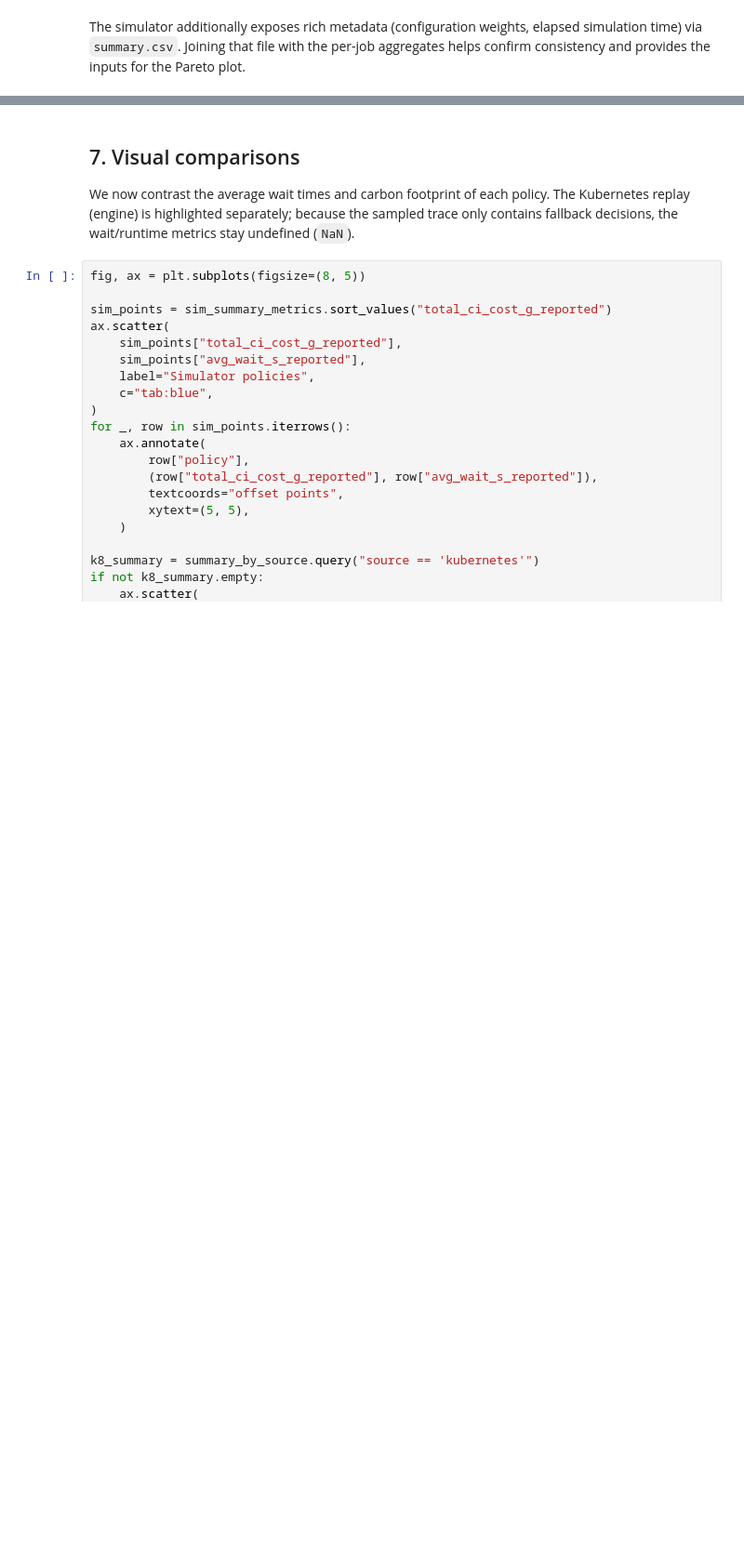
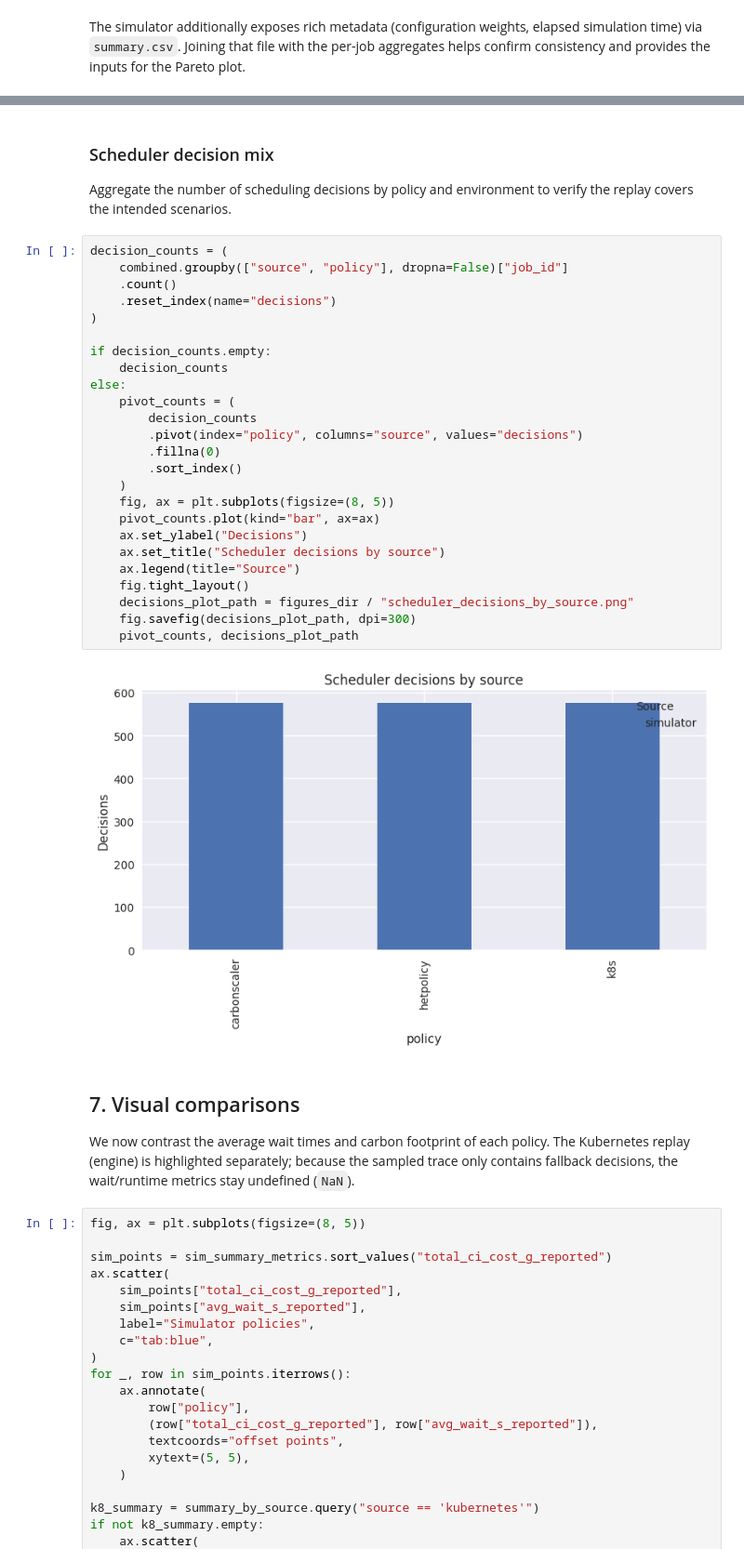
Before and after one commit to Large-scale-Sustainable-Computing-LSC/EcoKube, a Jupyter notebook: analysis/jupyter/final_analysis.executed.ipynb, the cells around one changed output, grey strips where cells are left out. Shown at 93% size. Drawn from its saved outputs; the diff is of its cells as text; blank space fills up the shorter version.

```diff
--- a/analysis/jupyter/final_analysis.executed.ipynb
+++ b/analysis/jupyter/final_analysis.executed.ipynb
@@ -298,3 +510,34 @@ sim_summary_metrics[[
+# %% [markdown]
+### Scheduler decision mix
+
+Aggregate the number of scheduling decisions by policy and environment to verify the replay covers the intended scenarios.
+# %%
+decision_counts = (
+    combined.groupby(["source", "policy"], dropna=False)["job_id"]
+    .count()
+    .reset_index(name="decisions")
+)
+
+if decision_counts.empty:
+    decision_counts
+else:
+    pivot_counts = (
+        decision_counts
+        .pivot(index="policy", columns="source", values="decisions")
+        .fillna(0)
+        .sort_index()
+    )
+    fig, ax = plt.subplots(figsize=(8, 5))
+    pivot_counts.plot(kind="bar", ax=ax)
+    ax.set_ylabel("Decisions")
+    ax.set_title("Scheduler decisions by source")
+    ax.legend(title="Source")
+    fig.tight_layout()
+    decisions_plot_path = figures_dir / "scheduler_decisions_by_source.png"
+    fig.savefig(decisions_plot_path, dpi=300)
+    pivot_counts, decisions_plot_path
+# %% [output]
+[figure, added]
 # %% [markdown]
 ## 7. Visual comparisons
 
```
Also changed, not shown: parts of 11 cells of this notebook, 10 other files.
